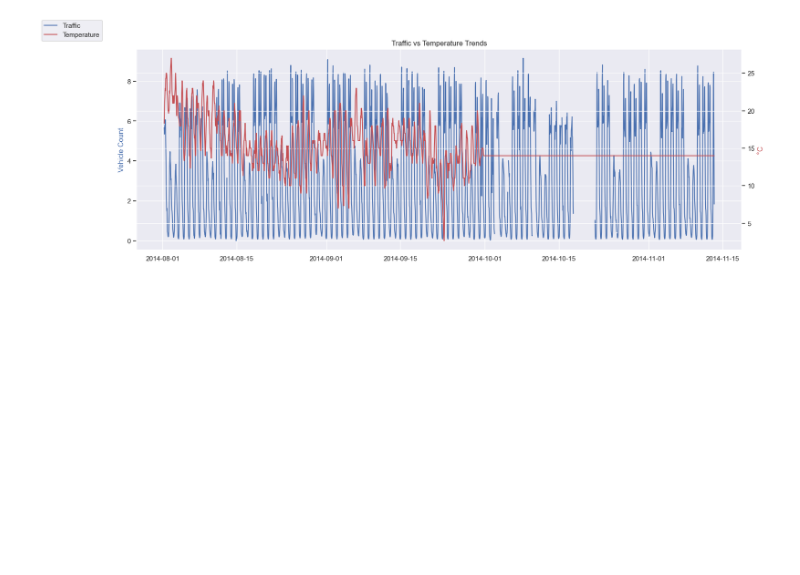
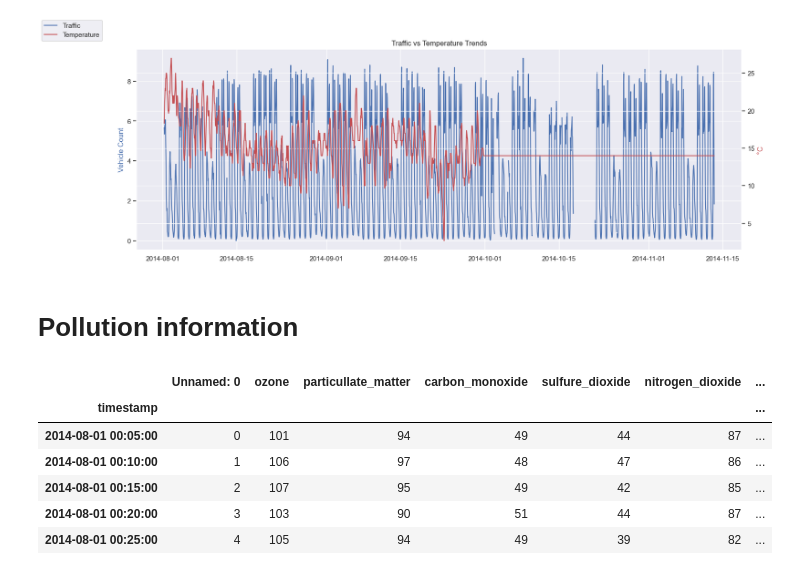
Before and after one commit to victorhg/aai-530-final-project, a Jupyter notebook: analysis/EDA_smart_city.ipynb, the cells around one changed output. Drawn from its saved outputs; the diff is of its cells as text; code cells hidden in the pictures; blank space fills up the shorter version.

```diff
--- a/analysis/EDA_smart_city.ipynb
+++ b/analysis/EDA_smart_city.ipynb
@@ -400,3 +400,18 @@ fig.legend(loc='upper left')
 plt.show()
 # %% [output]
 [figure]
+# %% [markdown]
+# Pollution information
+# %%
+pollution_df = pd.read_csv("../data/aarhus_pollution_data_aug_oct_2014.csv")
+pollution_df['timestamp'] = pd.to_datetime(pollution_df['timestamp'])
+pollution_df.set_index('timestamp', inplace=True)
+pollution_df.head()
+# %% [output]
+|  | Unnamed: 0 | ozone | particullate_matter | carbon_monoxide | sulfure_dioxide | nitrogen_dioxide | ... |
+| timestamp |  |  |  |  |  |  | ... |
+| 2014-08-01 00:05:00 | 0 | 101 | 94 | 49 | 44 | 87 | ... |
+| 2014-08-01 00:10:00 | 1 | 106 | 97 | 48 | 47 | 86 | ... |
+| 2014-08-01 00:15:00 | 2 | 107 | 95 | 49 | 42 | 85 | ... |
+| 2014-08-01 00:20:00 | 3 | 103 | 90 | 51 | 44 | 87 | ... |
+| 2014-08-01 00:25:00 | 4 | 105 | 94 | 49 | 39 | 82 | ... |
```
Also changed, not shown: parts of 4 cells of this notebook, 2 other files.
